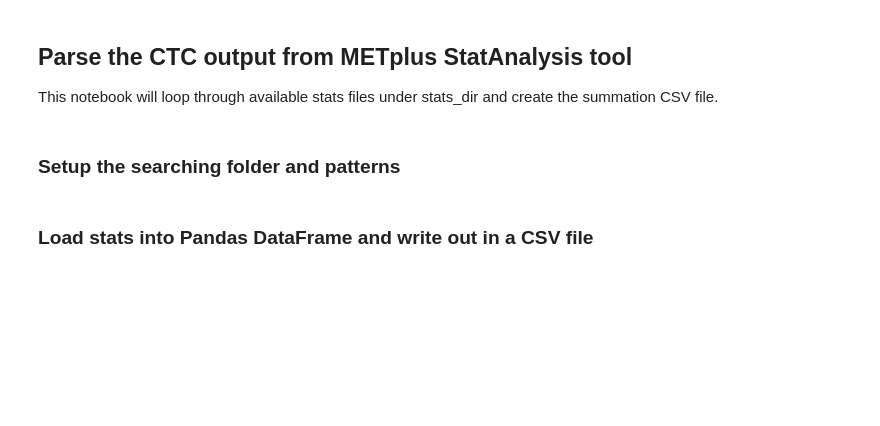
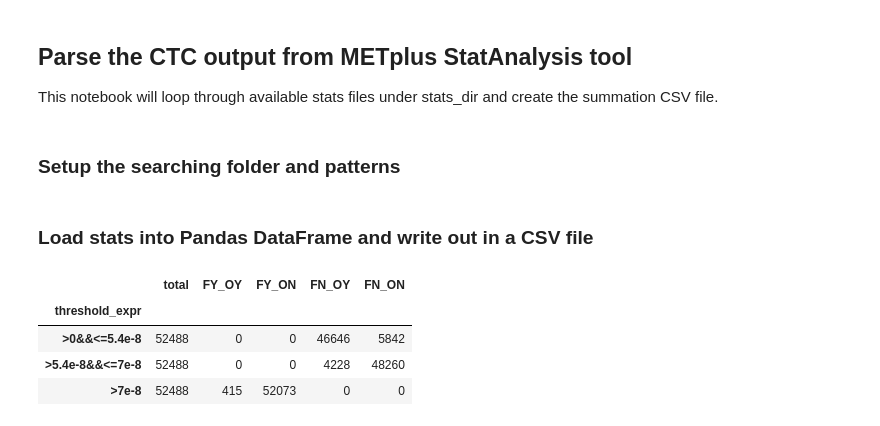
Before and after one commit to weiwilliam/JEDI-ACE, a Jupyter notebook: notebooks/convertMETplusCTC2CSV.ipynb, the cells around one changed output. Saved outputs shown, nothing was run; the diff lists cells and outputs as text; code cells hidden in the pictures; blank space fills up the shorter version.

```diff
--- a/notebooks/convertMETplusCTC2CSV.ipynb
+++ b/notebooks/convertMETplusCTC2CSV.ipynb
@@ -52,30 +52,37 @@ for folder in sorted(glob(folder_pattern)):
             if i >= len(thresholds):
                 break  # safeguard if mismatch
             threshold = thresholds[i]
 
             parts = line.split()
             if len(parts) < 8:
                 continue
 
             _, fcst_var, total, fy_oy, fy_on, fn_oy, fn_on, ec_value = parts
             records.append({
                 'folder': os.path.basename(folder),
                 'file': filename,
                 'pollutant': pollutant,
                 'datetime': datetime,
                 'threshold_expr': threshold,
                 'fcst_var': fcst_var,
                 'total': int(total),
                 'FY_OY': int(fy_oy),
                 'FY_ON': int(fy_on),
                 'FN_OY': int(fn_oy),
                 'FN_ON': int(fn_on),
                 'EC_VALUE': float(ec_value)
             })
 
 # Create DataFrame
 df = pd.DataFrame(records)
 
 # Group by threshold expr
 sum_df = df.groupby(['threshold_expr'])[['total', 'FY_OY', 'FY_ON', 'FN_OY', 'FN_ON']].sum()
 sum_df.to_csv(f'{stats_dir}/CTC.{variable}.csv')
+sum_df.head()
+# %% [output]
+|  | total | FY_OY | FY_ON | FN_OY | FN_ON |
+| threshold_expr |  |  |  |  |  |
+| >0&&<=5.4e-8 | 52488 | 0 | 0 | 46646 | 5842 |
+| >5.4e-8&&<=7e-8 | 52488 | 0 | 0 | 4228 | 48260 |
+| >7e-8 | 52488 | 415 | 52073 | 0 | 0 |
```
Also changed, not shown: 11 other files.
